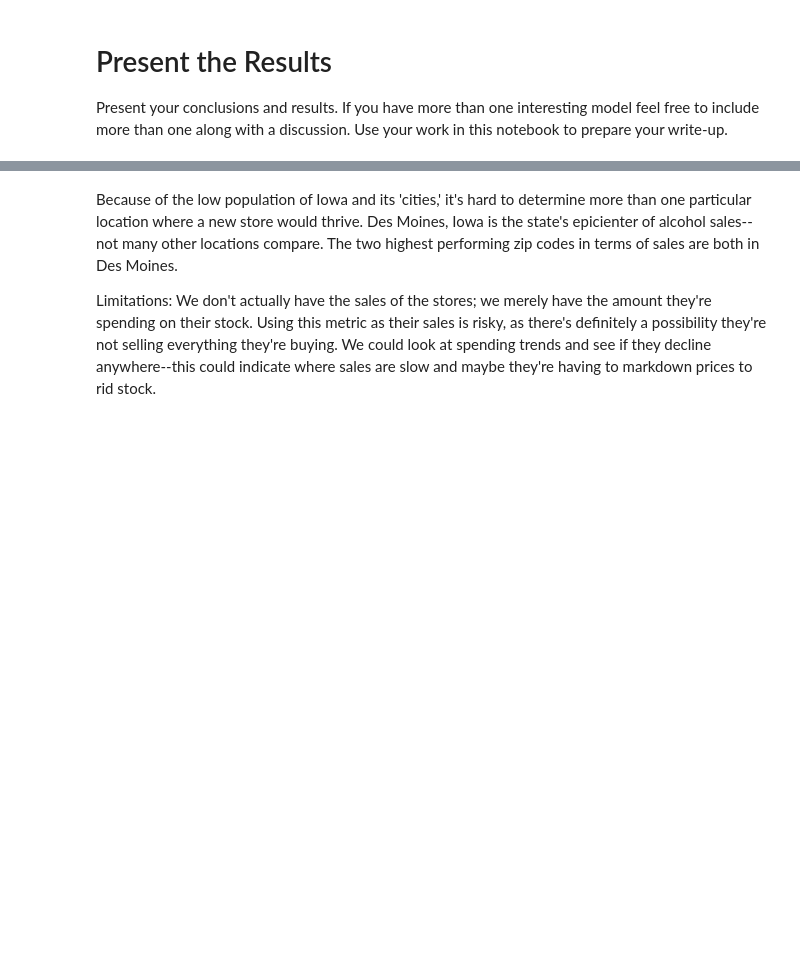
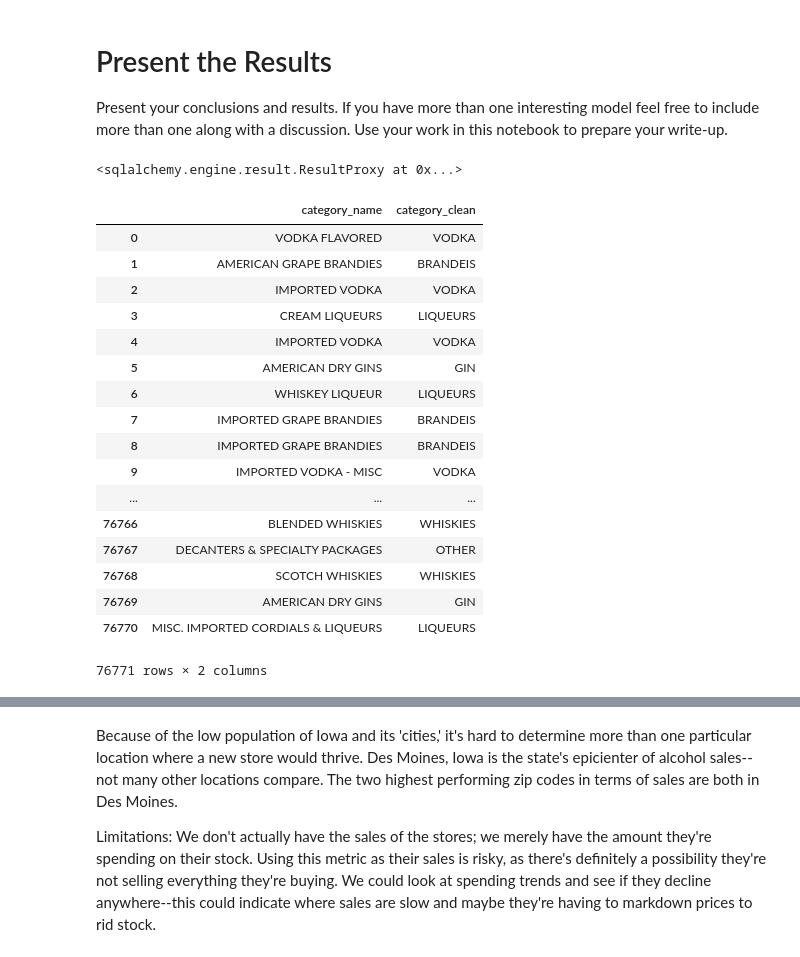
Before and after one commit to matthewbrems/old, a Jupyter notebook: projects/02-project/starter-code/project-2-starter-code-jd.ipynb, the cells around one changed output, grey strips where cells are left out. Cells and saved outputs as stored; diff of their text form; code cells hidden in the pictures; blank space fills up the shorter version.

```diff
--- a/projects/02-project/starter-code/project-2-starter-code-jd.ipynb
+++ b/projects/02-project/starter-code/project-2-starter-code-jd.ipynb
@@ -555,3 +608,18 @@ final_list[['bottles_2015','volume_liters_2015']].plot.bar()
 plt.title('Comparing Sales, Bottles Sold, and Volume (Liters) Sold Across Stores')
 final_list[['avg_price_per_bottle','avg_price_per_liter']].plot.bar()
 plt.title('Comparing the Average Price per Bottle, Liter Across Stores')
+# %%
+liquor_full['category_clean']=''
+
+## set up connection to SQLalchemy
+from sqlalchemy import create_engine
+engine = create_engine('sqlite:///:memory:')
+conn = engine.connect()
+
+## push dataframes into sql tables
+liquor_full.to_sql('liquor', engine)
+
+query = 'update liquor set category_clean = (case when category_name like "%VODKA%" then "VODKA" when category_name like "%BRANDIES%" then "BRANDEIS" when category_name like "%LIQUEUR%" then "LIQUEURS" when category_name like "%WHISKY%" or category_name like "%WHISKIES%" then "WHISKIES" when category_name like "%TEQUILA%" then "TEQUILA" when category_name like "%RUM%" then "RUM" when category_name like "%SCHNAPPS%" then "SCHNAPPS" when category_name like "%GIN%" then "GIN" when category_name like "%SCOTCH%" then "SCOTCH" when category_name like "%BOURBON%" then "BOURBON" else "OTHER" end)'
+conn.execute(query)
+# %% [output]
+<sqlalchemy.engine.result.ResultProxy at 0x...>
@@ -558,3 +631,24 @@ plt.title('Comparing the Average Price per Bottle, Liter Across Stores')
+# %%
+liquor_full[['category_name','category_clean']]
+# %% [output]
+|  | category_name | category_clean |
+| 0 | VODKA FLAVORED | VODKA |
+| 1 | AMERICAN GRAPE BRANDIES | BRANDEIS |
+| 2 | IMPORTED VODKA | VODKA |
+| 3 | CREAM LIQUEURS | LIQUEURS |
+| 4 | IMPORTED VODKA | VODKA |
+| 5 | AMERICAN DRY GINS | GIN |
+| 6 | WHISKEY LIQUEUR | LIQUEURS |
+| 7 | IMPORTED GRAPE BRANDIES | BRANDEIS |
+| 8 | IMPORTED GRAPE BRANDIES | BRANDEIS |
+| 9 | IMPORTED VODKA - MISC | VODKA |
+| ... | ... | ... |
+| 76766 | BLENDED WHISKIES | WHISKIES |
+| 76767 | DECANTERS & SPECIALTY PACKAGES | OTHER |
+| 76768 | SCOTCH WHISKIES | WHISKIES |
+| 76769 | AMERICAN DRY GINS | GIN |
+| 76770 | MISC. IMPORTED CORDIALS & LIQUEURS | LIQUEURS |
+76771 rows × 2 columns
 # %%
 # What are they selling??
 
```
Also changed, not shown: parts of 16 cells of this notebook, 12 other files.
